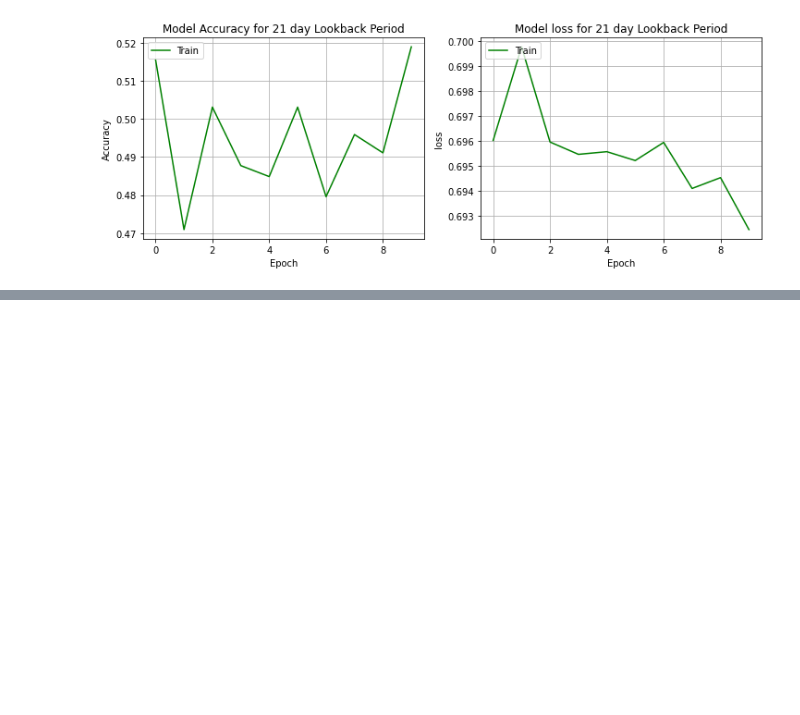
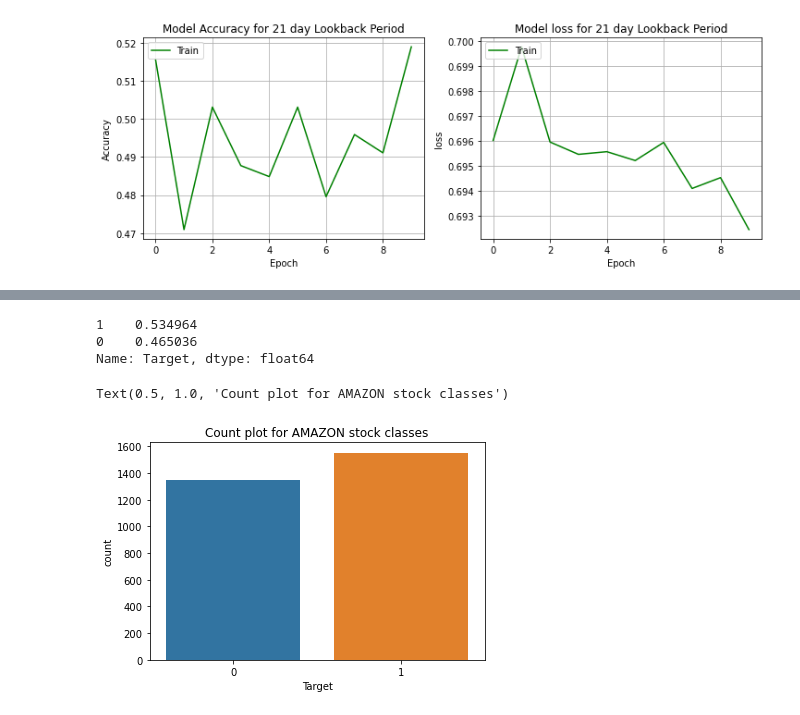
Before and after one commit to fabulouskorex/Capstone-Project, a Jupyter notebook: Deep_Learning_in_Finance.ipynb, the cells around one changed output, grey strips where cells are left out. Saved outputs shown, nothing was run; the diff lists cells and outputs as text; code cells hidden in the pictures; blank space fills up the shorter version.

```diff
--- a/Deep_Learning_in_Finance.ipynb
+++ b/Deep_Learning_in_Finance.ipynb
@@ -2022,0 +2114,7 @@ plt.show()
+# %%
+features(df)
+df['drift_volatility']=yz(data)
+df['VWAP']=vwap(data)
+# Drop NaN values
+df.dropna(inplace=True)
+df.head()
@@ -2022,0 +2140,14 @@ plt.show()
+# %%
+df['Target']=np.where(df['Adj Close'].shift(-1)>df['Adj Close'],1,np.where(df['Adj Close'].shift(-1)<df['Adj Close'],0,-1))
+df.drop(df[df['Target']==-1].index,inplace=True)
+df['Target'].value_counts(normalize=True)
+# %% [output]
+1    0.534964
+0    0.465036
+Name: Target, dtype: float64
+# %%
+sns.countplot(df['Target'])
+plt.title("Count plot for AMAZON stock classes")
+# %% [output]
+Text(0.5, 1.0, 'Count plot for AMAZON stock classes')
+[figure, added]
```
Also changed, not shown: parts of 91 cells of this notebook.
